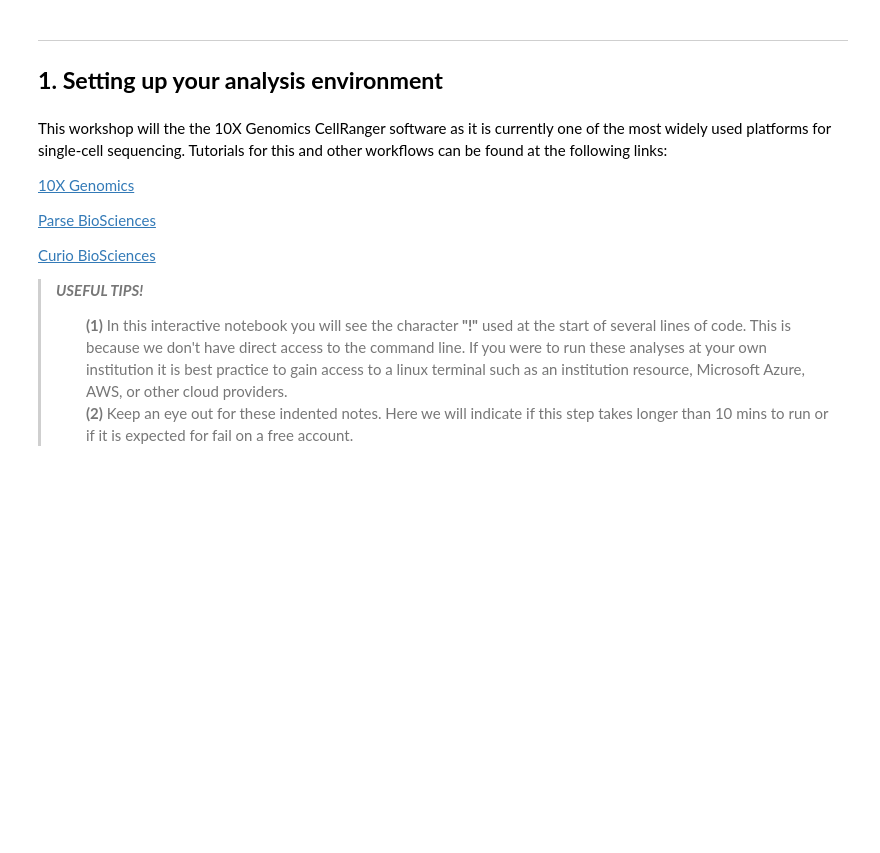
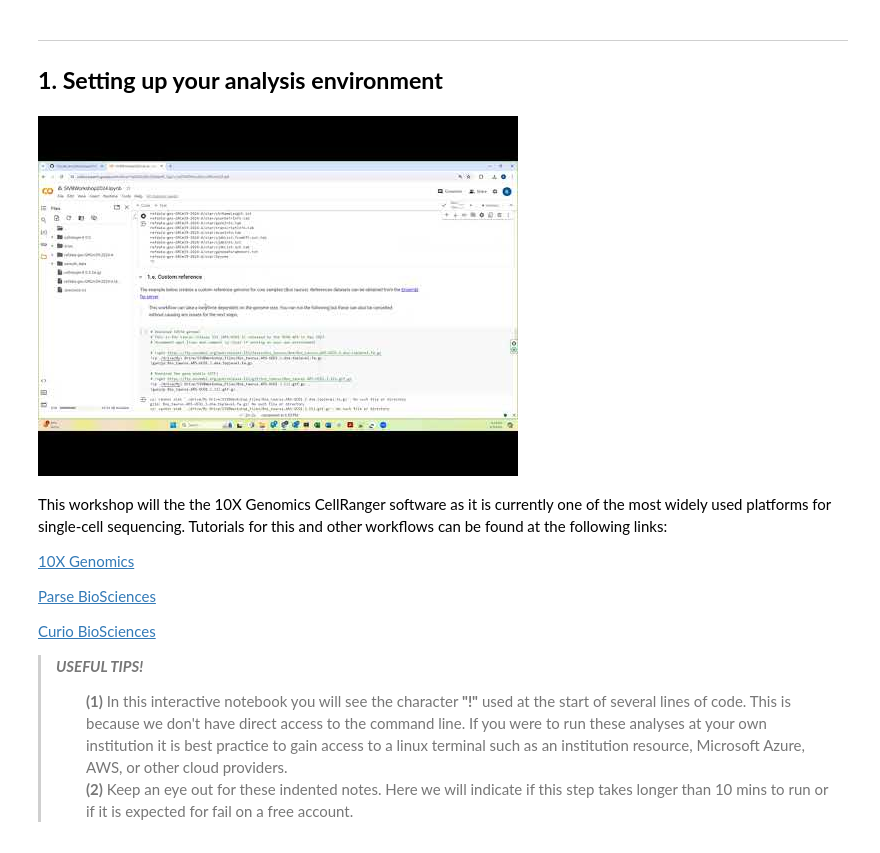
Before and after one commit to naultran/Tutorials_and_Workshops, a Jupyter notebook: SIVB/SIVBWorkshop2024.ipynb, the cells around one changed output. Drawn from its saved outputs; the diff is of its cells as text; code cells hidden in the pictures; blank space fills up the shorter version.

```diff
--- a/SIVB/SIVBWorkshop2024.ipynb
+++ b/SIVB/SIVBWorkshop2024.ipynb
@@ -44,6 +51,10 @@ Bos_taurus.ARS-UCD1.3.dna.toplevel.fa.gz
 ---
 
 ## __1. Setting up your analysis environment__<a id="experiment"></a>
+# %%
+YouTubeVideo('e7alu1ybx8M', width = 800, height = 400)
+# %% [output]
+[figure, added]
 # %% [markdown]
 This workshop will the the 10X Genomics CellRanger software as it is currently one of the most widely used platforms for single-cell sequencing. Tutorials for this and other workflows can be found at the following links:
 
```
Also changed, not shown: parts of 23 cells of this notebook.
